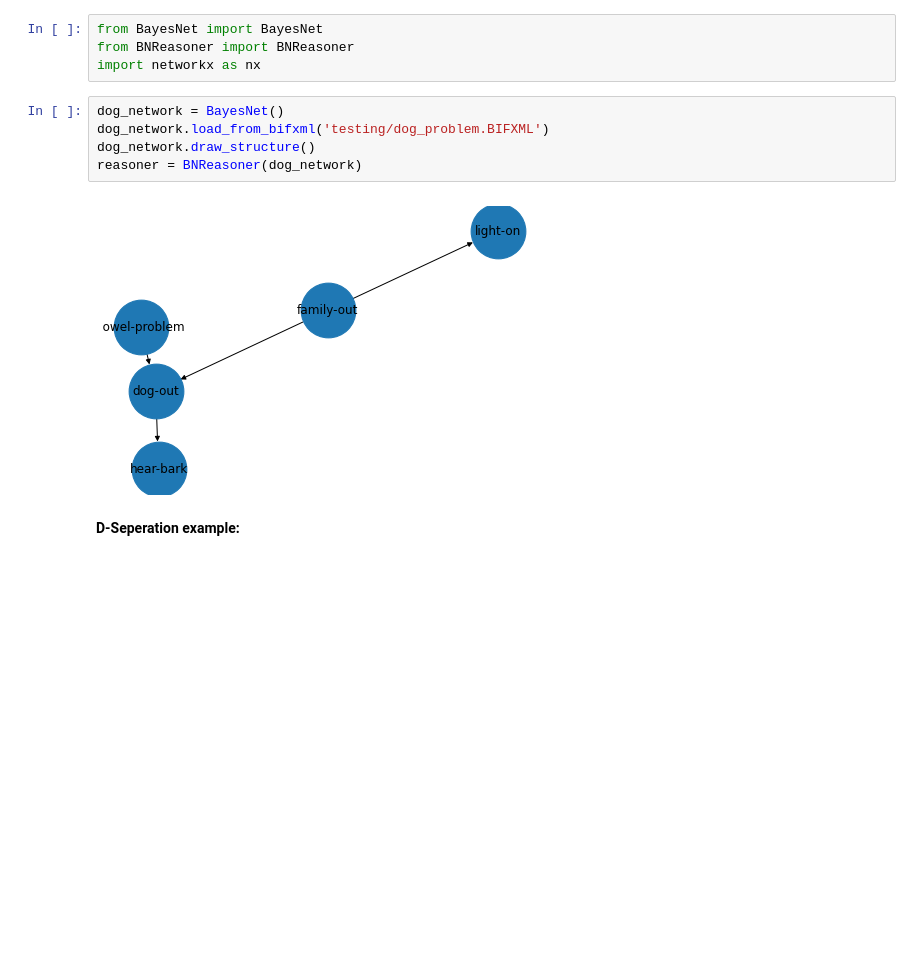
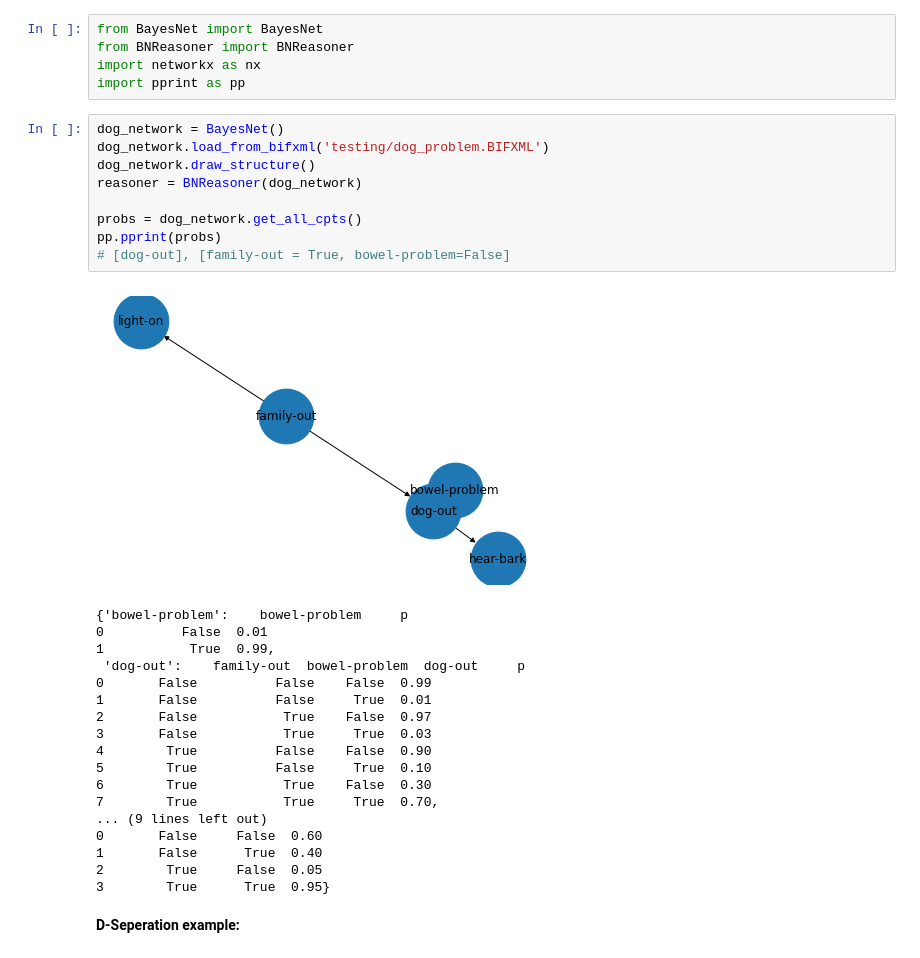
Before and after one commit to sandergs92/KR21-project-group-13, a Jupyter notebook: example.ipynb, the cells around one changed output. Saved outputs shown, nothing was run; the diff lists cells and outputs as text; blank space fills up the shorter version.

Commit message:
example: update tests for random graph

```diff
--- a/example.ipynb
+++ b/example.ipynb
@@ -2,13 +2,35 @@
 from BayesNet import BayesNet
 from BNReasoner import BNReasoner
 import networkx as nx
+import pprint as pp
 # %%
 dog_network = BayesNet()
 dog_network.load_from_bifxml('testing/dog_problem.BIFXML')
 dog_network.draw_structure()
 reasoner = BNReasoner(dog_network)
+
+probs = dog_network.get_all_cpts()
+pp.pprint(probs)
+# [dog-out], [family-out = True, bowel-problem=False]
 # %% [output]
-[figure, old version]
+[figure, new version]
+{'bowel-problem':    bowel-problem     p
+0          False  0.01
+1           True  0.99,
+ 'dog-out':    family-out  bowel-problem  dog-out     p
+0       False          False    False  0.99
+1       False          False     True  0.01
+2       False           True    False  0.97
+3       False           True     True  0.03
+4        True          False    False  0.90
+5        True          False     True  0.10
+6        True           True    False  0.30
+7        True           True     True  0.70,
+... (9 lines left out)
+0       False     False  0.60
+1       False      True  0.40
+2        True     False  0.05
+3        True      True  0.95}
 # %% [markdown]
 **D-Seperation example:**
 # %%
```
Also changed, not shown: parts of 5 cells of this notebook.
